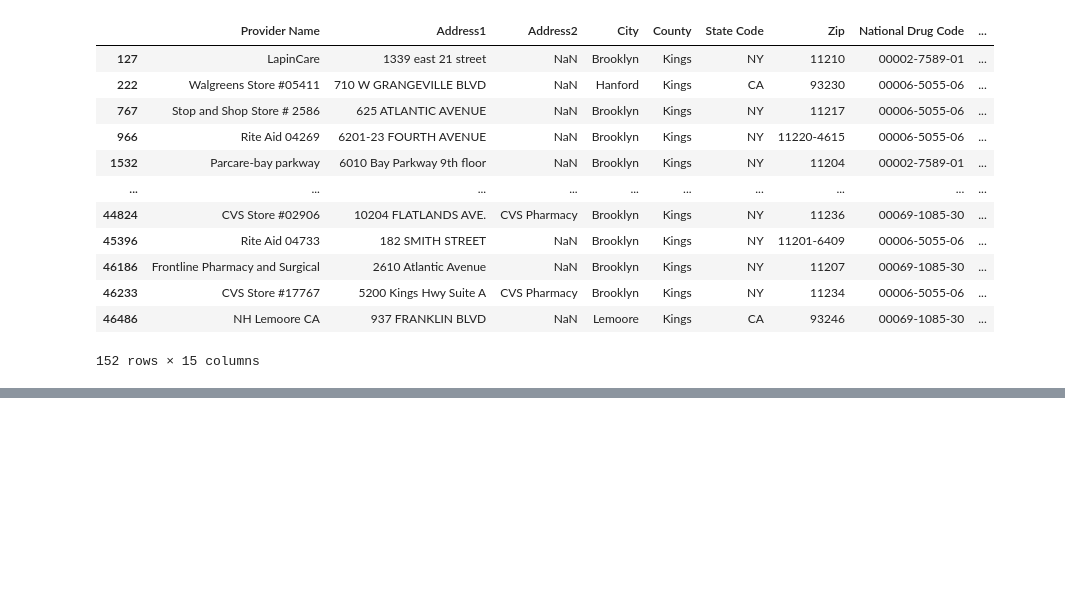
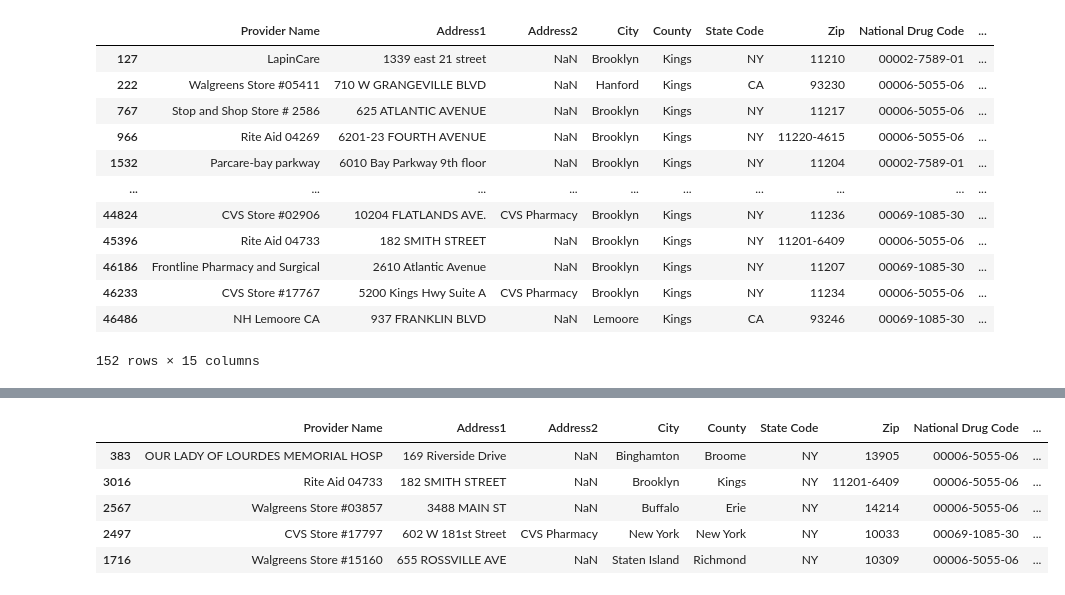
Before and after one commit to candacepedraza61/antivirals, a Jupyter notebook: antiviral-notebook.ipynb, the cells around one changed output, grey strips where cells are left out. Saved outputs shown, nothing was run; the diff lists cells and outputs as text; code cells hidden in the pictures; blank space fills up the shorter version.

```diff
--- a/antiviral-notebook.ipynb
+++ b/antiviral-notebook.ipynb
@@ -538,0 +605,9 @@ memory usage: 8.5+ KB
+# %%
+ny_df.sample(5)
+# %% [output]
+|  | Provider Name | Address1 | Address2 | City | County | State Code | Zip | National Drug Code | ... |
+| 383 | OUR LADY OF LOURDES MEMORIAL HOSP | 169 Riverside Drive | NaN | Binghamton | Broome | NY | 13905 | 00006-5055-06 | ... |
+| 3016 | Rite Aid 04733 | 182 SMITH STREET | NaN | Brooklyn | Kings | NY | 11201-6409 | 00006-5055-06 | ... |
+| 2567 | Walgreens Store #03857 | 3488 MAIN ST | NaN | Buffalo | Erie | NY | 14214 | 00006-5055-06 | ... |
+| 2497 | CVS Store #17797 | 602 W 181st Street | CVS Pharmacy | New York | New York | NY | 10033 | 00069-1085-30 | ... |
+| 1716 | Walgreens Store #15160 | 655 ROSSVILLE AVE | NaN | Staten Island | Richmond | NY | 10309 | 00006-5055-06 | ... |
```
Also changed, not shown: parts of 38 cells of this notebook, 5 other files.
